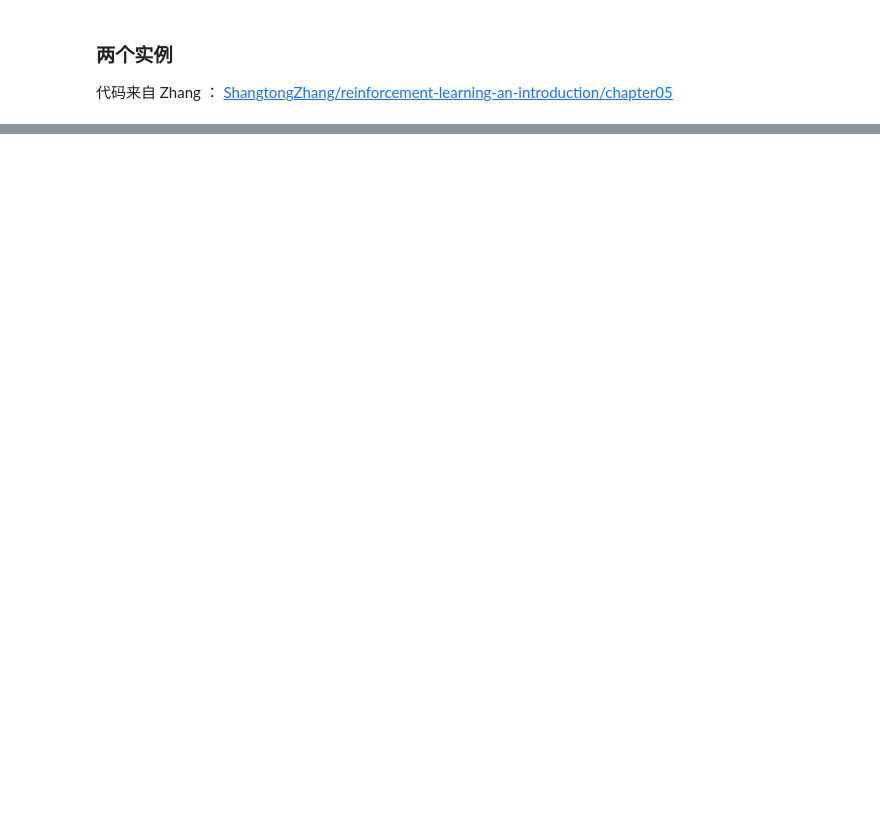
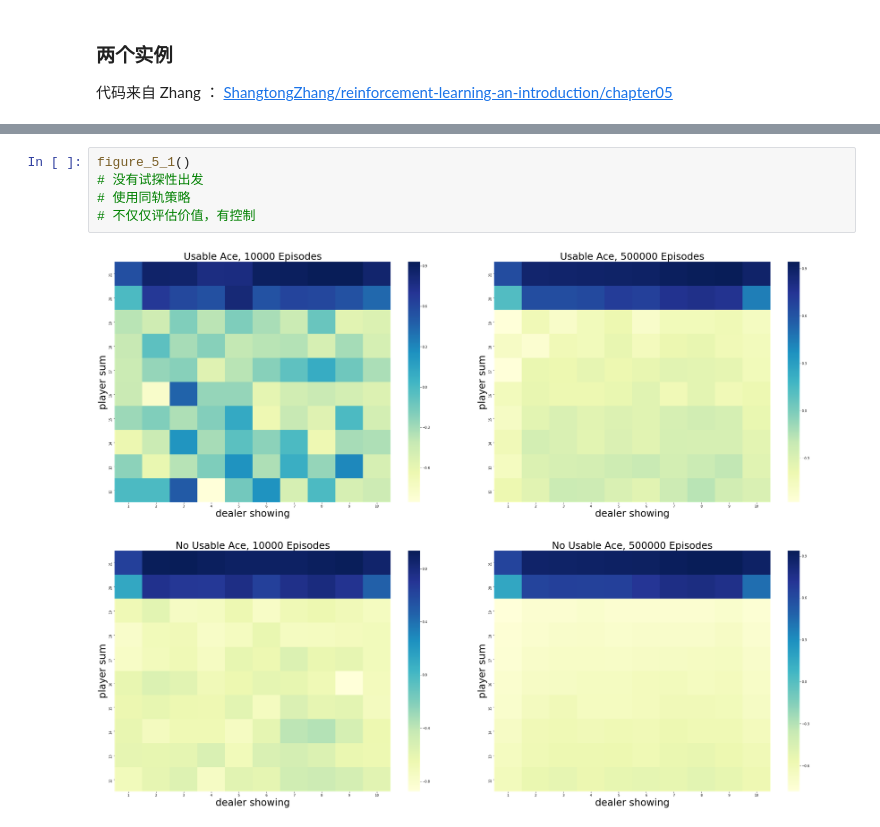
Before and after one commit to PiperLiu/Reinforcement-Learning-practice-zh, a Jupyter notebook: practice/04-Monte-Carlo-Methods.ipynb, the cells around one changed output, grey strips where cells are left out. Cells and saved outputs as stored; diff of their text form; blank space fills up the shorter version.

```diff
--- a/practice/04-Monte-Carlo-Methods.ipynb
+++ b/practice/04-Monte-Carlo-Methods.ipynb
@@ -126,0 +533,7 @@ E & = 1 \times E(left) + 0 \times E(right) \\
+# %%
+figure_5_1()
+# 没有试探性出发
+# 使用同轨策略
+# 不仅仅评估价值，有控制
+# %% [output]
+[figure, added]
```
Also changed, not shown: parts of 7 cells of this notebook, 3 other files.
